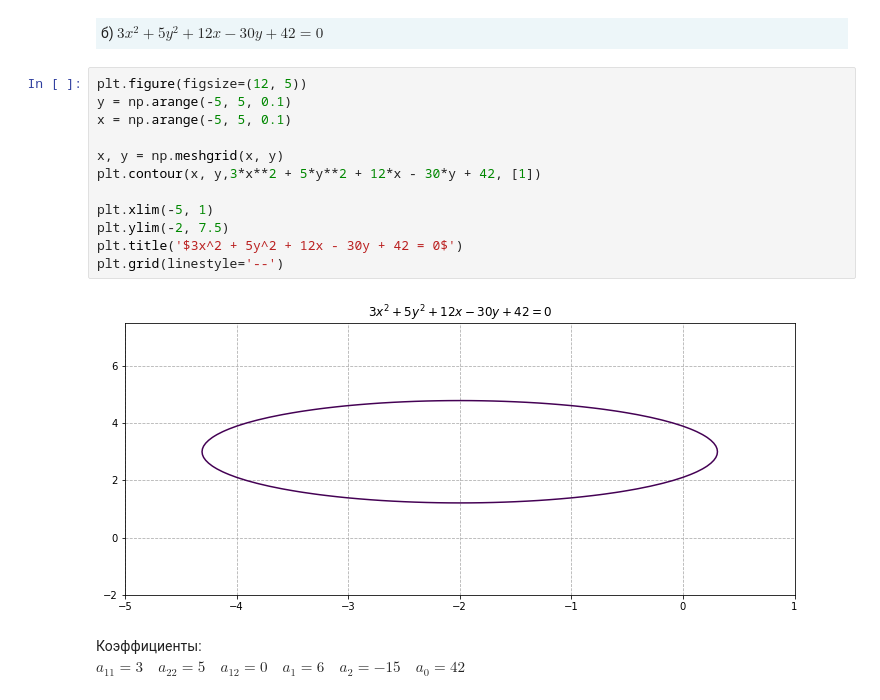
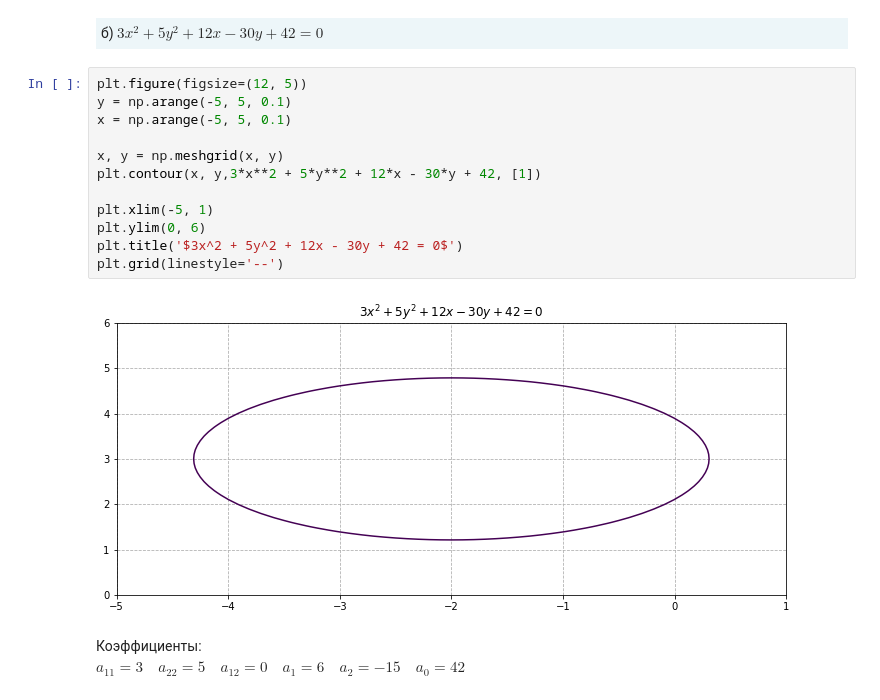
Before and after one commit to Krivosheenkova/higher-mathematics-intro, a Jupyter notebook: 4_analytic_geometry/4.ipynb, the cells around one changed output. Cells and saved outputs as stored; diff of their text form.

```diff
--- a/4_analytic_geometry/4.ipynb
+++ b/4_analytic_geometry/4.ipynb
@@ -129,17 +133,17 @@ $\delta = 0 \space и \space \Delta \ne 0 \Rightarrow \text{Уравнение }
 # %%
 plt.figure(figsize=(12, 5))
 y = np.arange(-5, 5, 0.1)
 x = np.arange(-5, 5, 0.1)
 
 x, y = np.meshgrid(x, y)
 plt.contour(x, y,3*x**2 + 5*y**2 + 12*x - 30*y + 42, [1])
 
 plt.xlim(-5, 1)
-plt.ylim(-2, 7.5)
+plt.ylim(0, 6)
 plt.title('$3x^2 + 5y^2 + 12x - 30y + 42 = 0$')
 plt.grid(linestyle='--')
 # %% [output]
-[figure, old version]
+[figure, new version]
 # %% [markdown]
 Коэффициенты: <br>
 $a_{11} = 3 \quad a_{22} = 5 \quad a_{12} = 0 \quad
```
Also changed, not shown: parts of 7 cells of this notebook, 1 other file.
